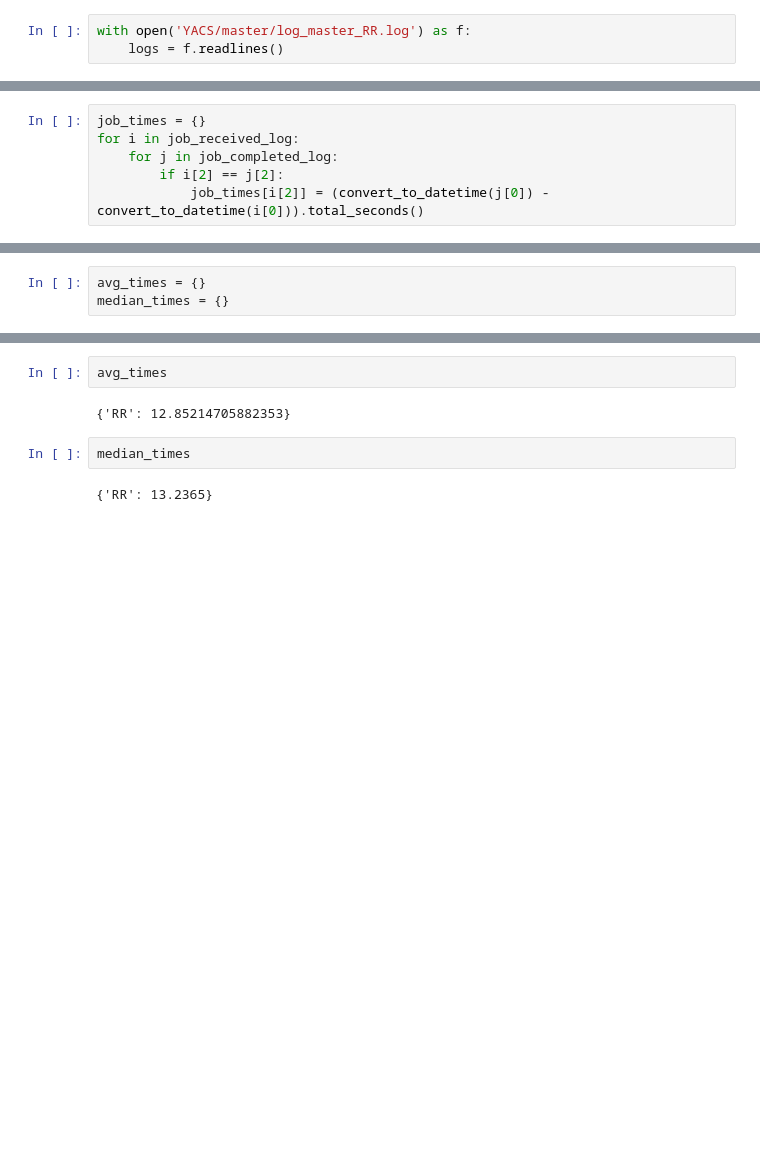
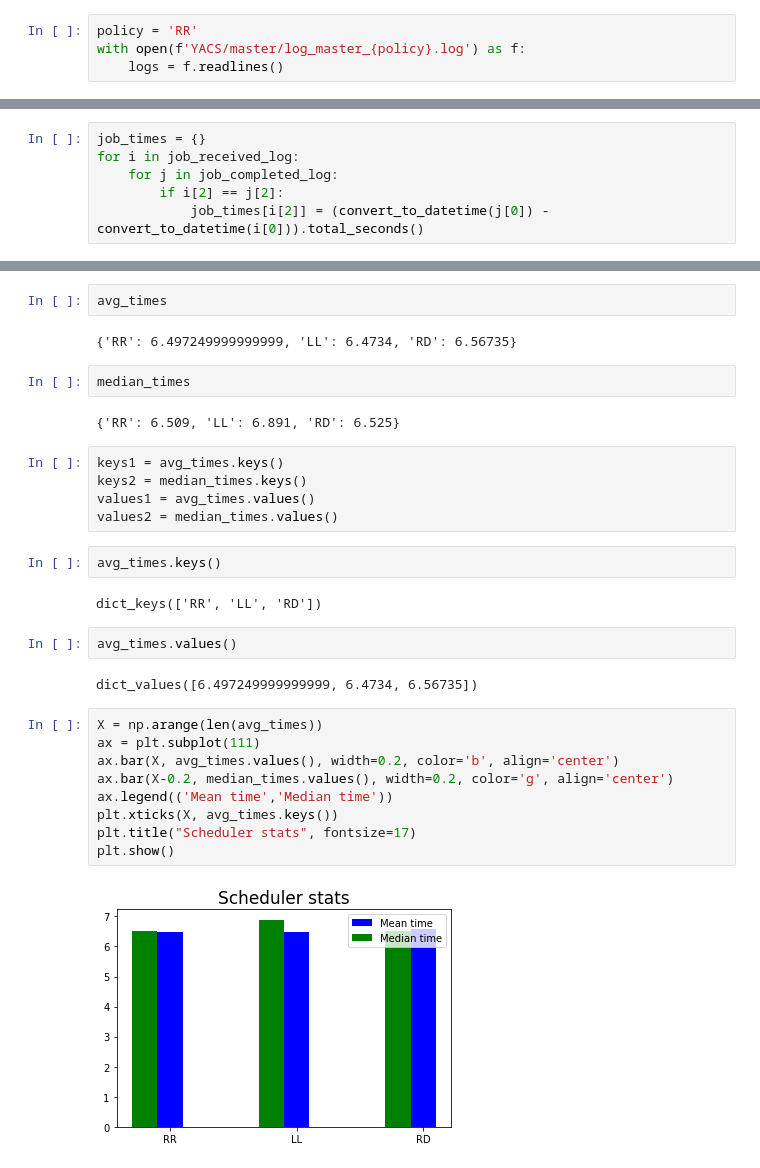
Before and after one commit to ShriprajwalK/YACS, a Jupyter notebook: master_logs_stats.ipynb, the cells around one changed output, grey strips where cells are left out. Cells and saved outputs as stored; diff of their text form; blank space fills up the shorter version.

Commit message:
add graphs

```diff
--- a/master_logs_stats.ipynb
+++ b/master_logs_stats.ipynb
@@ -4,5 +4,6 @@ import numpy
 import json
 import datetime
 # %%
-with open('YACS/master/log_master_RR.log') as f:
+policy = 'RR'
+with open(f'YACS/master/log_master_{policy}.log') as f:
     logs = f.readlines()
@@ -96,4 +104 @@ sum(list(job_times.values()))/34
-# %%
-avg_times = {}
-median_times = {}
 # %%
@@ -105,8 +109,32 @@ median_times[policy] = (sorted_times[mid] + sorted_times[~mid])/2
 # %%
 avg_times
 # %% [output]
-{'RR': 12.85214705882353}
+{'RR': 6.497249999999999, 'LL': 6.4734, 'RD': 6.56735}
 # %%
 median_times
 # %% [output]
-{'RR': 13.2365}
+{'RR': 6.509, 'LL': 6.891, 'RD': 6.525}
+# %%
+keys1 = avg_times.keys()
+keys2 = median_times.keys()
+values1 = avg_times.values()
+values2 = median_times.values()
+# %%
+avg_times.keys()
+# %% [output]
+dict_keys(['RR', 'LL', 'RD'])
+# %%
+avg_times.values()
+# %% [output]
+dict_values([6.497249999999999, 6.4734, 6.56735])
+# %%
+X = np.arange(len(avg_times))
+ax = plt.subplot(111)
+ax.bar(X, avg_times.values(), width=0.2, color='b', align='center')
+ax.bar(X-0.2, median_times.values(), width=0.2, color='g', align='center')
+ax.legend(('Mean time','Median time'))
+plt.xticks(X, avg_times.keys())
+plt.title("Scheduler stats", fontsize=17)
+plt.show()
+# %% [output]
+[figure, added]
```
Also changed, not shown: parts of 7 cells of this notebook, 14 other files.
